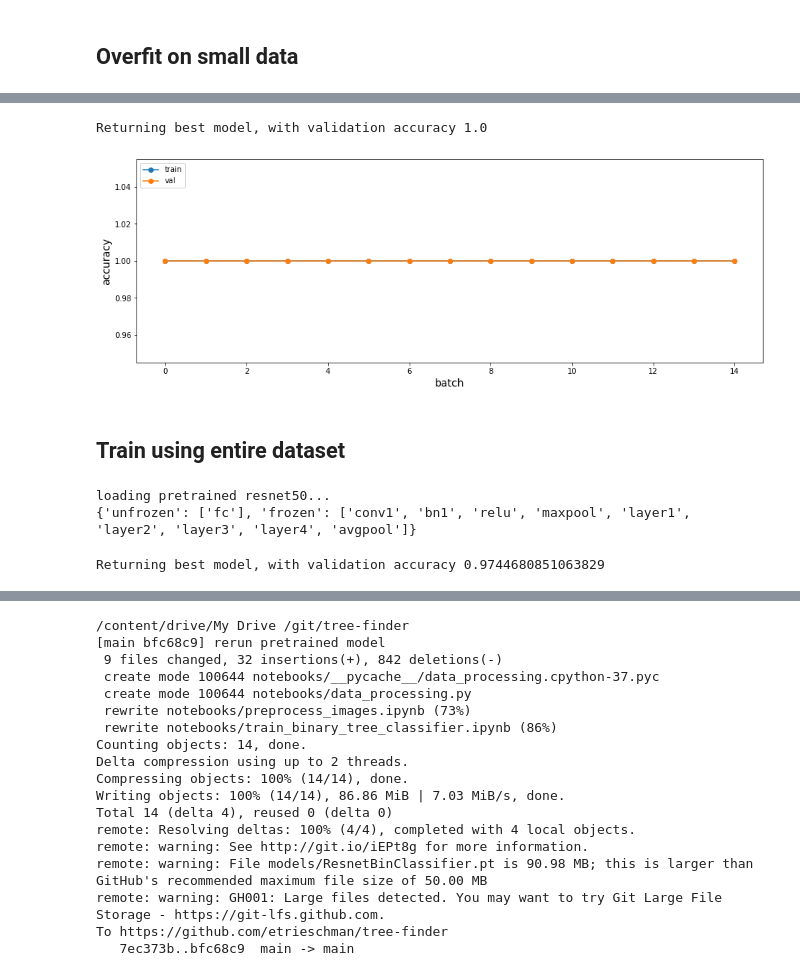
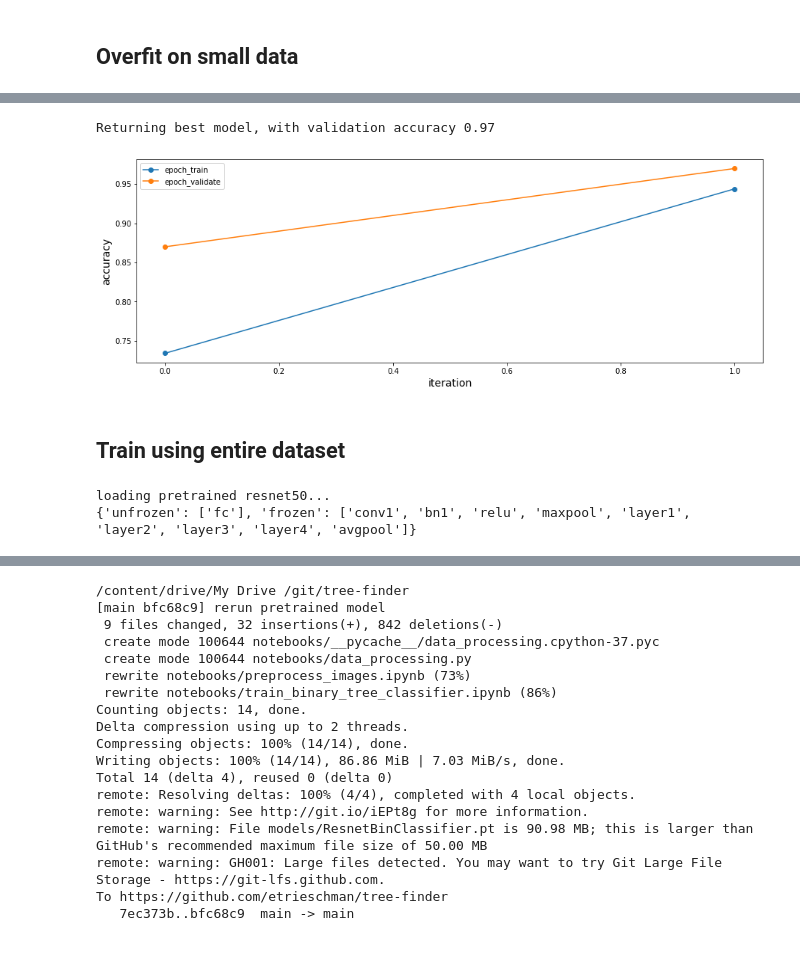
Before and after one commit to etrieschman/tree-finder, a Jupyter notebook: notebooks/train_binary_tree_classifier.ipynb, the cells around one changed output, grey strips where cells are left out. Drawn from its saved outputs; the diff is of its cells as text; code cells hidden in the pictures.

Commit message:
rerun pretrained model

```diff
--- a/notebooks/train_binary_tree_classifier.ipynb
+++ b/notebooks/train_binary_tree_classifier.ipynb
@@ -107,20 +103,20 @@ show_image_batch(samp_input, mean=np.array(mean), std=np.array(std),
 # %% [markdown]
 ## Overfit on small data
 # %%
-small_data_size = 100
-small_batch_size = 20
+small_data_train_size = 500
+small_data_validate_size = 100
+small_batch_size = 25
 small_loaders = {}
 small_loaders['train'] = DataLoader(binds, batch_size=small_batch_size,
-                           sampler=sampler.SubsetRandomSampler(range(small_data_size)))
+                           sampler=sampler.SubsetRandomSampler(np.random.randint(0, len(binds), small_data_train_size)))
 small_loaders['validate'] = DataLoader(binds, batch_size=small_batch_size,
-                           sampler=sampler.SubsetRandomSampler(range(small_data_size, small_data_size*2)))
-small_ds_sizes = {'train':small_data_size, 'validate':small_data_size}
+                           sampler=sampler.SubsetRandomSampler(np.random.randint(0, len(binds), small_data_validate_size)))
+small_ds_sizes = {'train':small_data_train_size, 'validate':small_data_validate_size}
 # %%
-model = ResnetBinClassifier(resnet50=True)
+model = ResnetBinClassifier(resnet50=False)
 model = model.to(device)
 print(model.get_grad_state())
 criterion = nn.CrossEntropyLoss()
-optimizer = optim.SGD(model.parameters(), lr=0.001, momentum=0.9)
-# Decay LR by a factor of 0.1 every 7 epochs
-scheduler_lr = lr_scheduler.StepLR(optimizer, step_size=7, gamma=0.1)
+optimizer = optim.SGD(model.parameters(), lr=0.001, momentum=0.9, nesterov=True)
+scheduler_lr = lr_scheduler.StepLR(optimizer, step_size=7, gamma=0.1) #lr decay
 # %% [output]
@@ -129,21 +125,11 @@ loading pretrained resnet50...
 {'unfrozen': ['fc'], 'frozen': ['conv1', 'bn1', 'relu', 'maxpool', 'layer1', 'layer2', 'layer3', 'layer4', 'avgpool']}
 # %%
-model, acc_history = train_model(model, criterion, optimizer, scheduler_lr,
-                                   small_loaders, small_ds_sizes, device, 3)
-
-# torch.save(model.state_dict(), model_path / 'ResnetBinClassifier.pt')
+acc_history = train_model(model, criterion, optimizer, scheduler_lr,
+                          small_loaders, small_ds_sizes, device, 2)
+plot_accs({key: acc_history[key] for key in ['epoch_train', 'epoch_validate']})
 # %% [output]
-Returning best model, with validation accuracy 1.0
+Returning best model, with validation accuracy 0.97
+[figure, added]
-# %%
-plt.subplots(figsize=(15, 5))
-plt.plot(acc_history['train'], '-o')
-plt.plot(acc_history['validate'], '-o')
-plt.legend(['train', 'val'], loc='upper left')
-plt.xlabel('batch')
-plt.ylabel('accuracy')
-plt.show()
-# %% [output]
-[figure, removed]
 # %% [markdown]
 ## Train using entire dataset
 # %%
@@ -151,15 +137,8 @@ model = ResnetBinClassifier(resnet50=True)
 model = model.to(device)
 print(model.get_grad_state())
 criterion = nn.CrossEntropyLoss()
-optimizer = optim.SGD(model.parameters(), lr=0.001, momentum=0.9)
-# Decay LR by a factor of 0.1 every 3 epochs
-scheduler_lr = lr_scheduler.StepLR(optimizer, step_size=3, gamma=0.1)
-
-model, acc_history = train_model(model, criterion, optimizer, scheduler_lr,
-                                   dataloaders, ds_sizes, device, 1)
-
-torch.save(model.state_dict(), model_path / 'ResnetBinClassifier.pt')
+optimizer = optim.SGD(model.parameters(), lr=0.001, momentum=0.9, nesterov=True)
+scheduler_lr = lr_scheduler.StepLR(optimizer, step_size=3, gamma=0.1) # lr decay
 # %% [output]
 loading pretrained resnet50...
 {'unfrozen': ['fc'], 'frozen': ['conv1', 'bn1', 'relu', 'maxpool', 'layer1', 'layer2', 'layer3', 'layer4', 'avgpool']}
-Returning best model, with validation accuracy 0.9744680851063829
```
Also changed, not shown: parts of 6 cells of this notebook, 4 other files.
